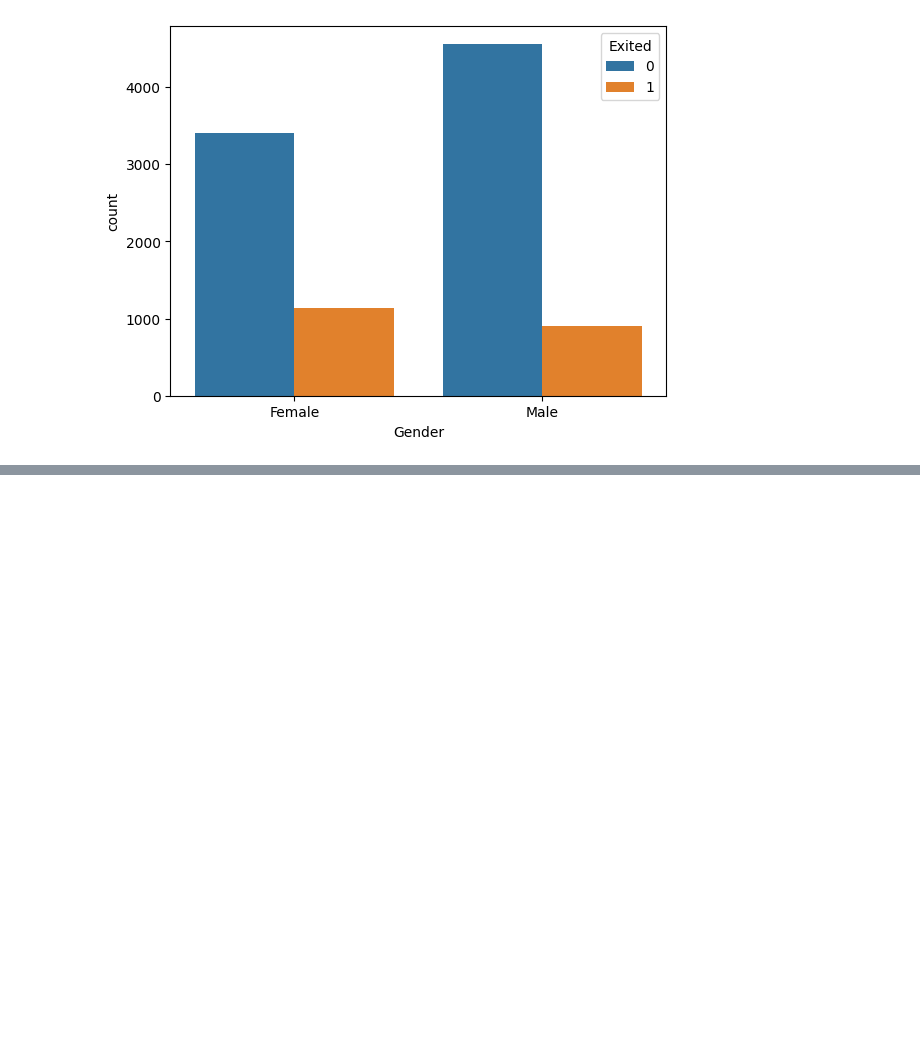
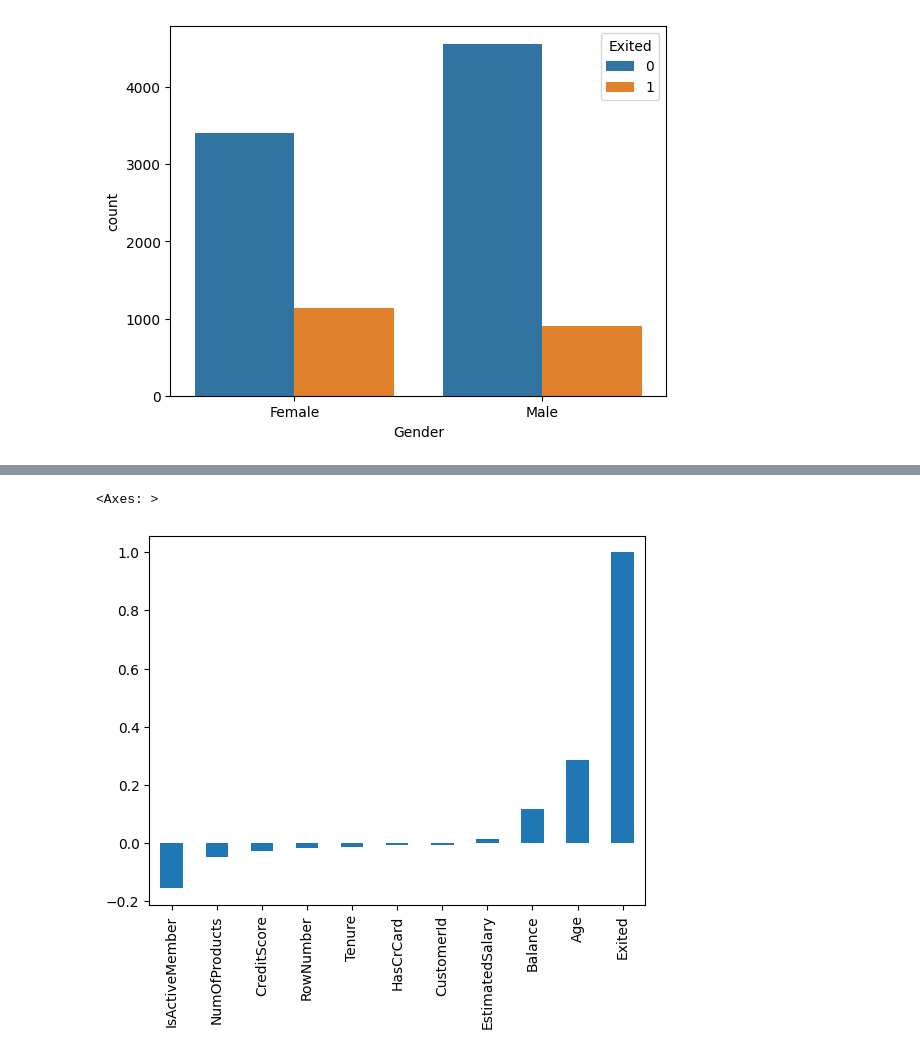
Before and after one commit to ilihas786/Python, a Jupyter notebook: Data Science/numrical_analysis.ipynb, the cells around one changed output, grey strips where cells are left out. Drawn from its saved outputs; the diff is of its cells as text; code cells hidden in the pictures; blank space fills up the shorter version.

```diff
--- a/Data Science/numrical_analysis.ipynb
+++ b/Data Science/numrical_analysis.ipynb
@@ -58,0 +125,3 @@ Gender
+# %%
+# Correlation For Exited Column
+Exited_corr=new_df.corr()['Exited'].sort_values(ascending=True)
@@ -58,0 +143,5 @@ Gender
+# %%
+Exited_corr.plot(kind='bar')
+# %% [output]
+<Axes: >
+[figure, added]
```
Also changed, not shown: parts of 19 cells of this notebook.
